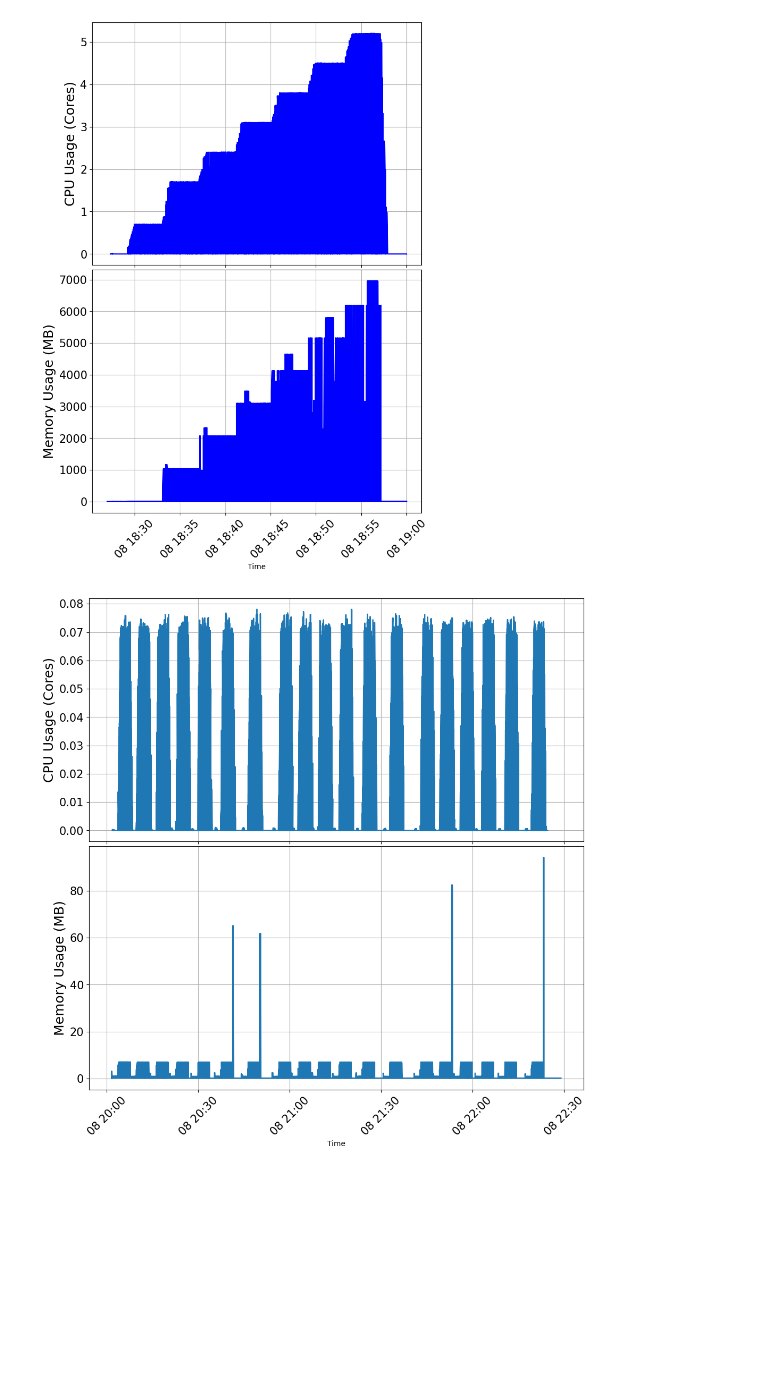
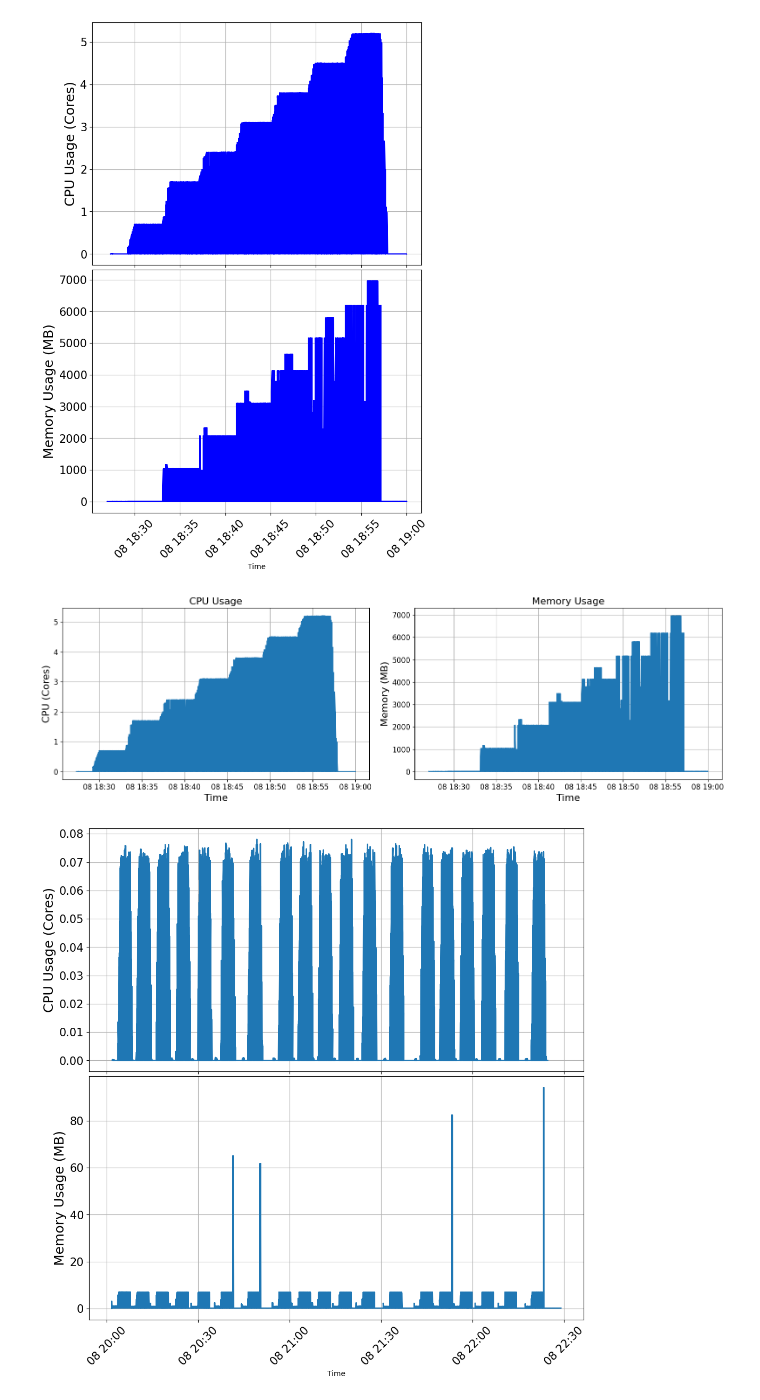
Before and after one commit to MSKazemi/Vagrant-Kubernetes-ROS2-Deployment, a Jupyter notebook: DataAnalysis/HPA.ipynb, the cells around one changed output. Drawn from its saved outputs; the diff is of its cells as text; code cells hidden in the pictures; blank space fills up the shorter version.

Commit message:
update images for paper

```diff
--- a/DataAnalysis/HPA.ipynb
+++ b/DataAnalysis/HPA.ipynb
@@ -844,6 +1039,92 @@ plt.savefig('vpa_memory_cpu_usage.pdf', format='pdf', dpi=100, bbox_inches='tigh
 plt.show()
 # %% [output]
 [figure]
+# %%
+import requests
+import pandas as pd
+import matplotlib.pyplot as plt
+
+# Prometheus query URL
+prometheus_url = "http://192.168.56.10:30090/api/v1/query_range"
+
+query_mem = 'container_memory_working_set_bytes{namespace="ros", pod=~"ros-.*"}'
+query_cpu = 'rate(container_cpu_usage_seconds_total{namespace="ros", pod=~"ros-.*"}[1m])'
+
+start = "2025-01-08T18:10:00Z"
+end =   "2025-01-08T19:00:00Z"
+step =  "5s"
+
+params_mem = {"query": query_mem, "start": start, "end": end, "step": step}
+params_cpu = {"query": query_cpu, "start": start, "end": end, "step": step}
+
+data_mem = requests.get(prometheus_url, params=params_mem).json()
+data_cpu = requests.get(prometheus_url, params=params_cpu).json()
+
+results_mem = data_mem['data']['result']
+results_cpu = data_cpu['data']['result']
+
+time_series_mem = []
+time_series_cpu = []
+
+for result_mem in results_mem:
+    pod_name_mem = result_mem['metric']['pod']
+    values_mem = result_mem['values']
+    for timestamp_mem, value_mem in values_mem:
+        time_series_mem.append({
+            "time": float(timestamp_mem),
+            "memory_usage": float(value_mem) / (1024 * 1024),  # MB
+            "pod": pod_name_mem
+        })
+
+for result_cpu in results_cpu:
+    pod_name_cpu = result_cpu['metric']['pod']
+    values_cpu = result_cpu['values']
+    for timestamp_cpu, value_cpu in values_cpu:
+        time_series_cpu.append({
+            "time": float(timestamp_cpu),
+            "cpu_usage": float(value_cpu),
+            "pod": pod_name_cpu
+        })
+
+# Convert to DataFrames
+df_mem = pd.DataFrame(time_series_mem)
+df_cpu = pd.DataFrame(time_series_cpu)
+
+df_mem['time'] = pd.to_datetime(df_mem['time'], unit='s')
+df_cpu['time'] = pd.to_datetime(df_cpu['time'], unit='s')
+
+df_mem = df_mem.sort_values(by='time')
+df_cpu = df_cpu.sort_values(by='time')
+
+# Horizontal subplots
+fig, ax = plt.subplots(1, 2, figsize=(16, 5), sharey=False)
+
+# Plot CPU
+for pod_name_cpu, group_cpu in df_cpu.groupby("pod"):
+    ax[0].plot(group_cpu['time'], group_cpu['cpu_usage'], label=pod_name_cpu)
+ax[0].set_title("CPU Usage", fontsize=16)
+ax[0].set_xlabel("Time", fontsize=16)
+ax[0].set_ylabel("CPU (Cores)", fontsize=16)
+
+# Plot Memory
+for pod_name_mem, group_mem in df_mem.groupby("pod"):
+    ax[1].plot(group_mem['time'], group_mem['memory_usage'], label=pod_name_mem)
+ax[1].set_title("Memory Usage", fontsize=16)
+ax[1].set_xlabel("Time", fontsize=16)
+ax[1].set_ylabel("Memory (MB)", fontsize=16)
+
+# Formatting
+for i in range(2):
+    ax[i].grid(True)
+    ax[i].tick_params(axis='both', labelsize=12)
+    ax[i].tick_params(axis='x', rotation=0)
+    # Optional: ax[i].legend()
+
+plt.tight_layout()
+plt.savefig('vpa_memory_cpu_horizontal.pdf', format='pdf', dpi=100, bbox_inches='tight')
+plt.show()
+# %% [output]
+[figure, added]
 # %%
 import requests
 import pandas as pd
```
Also changed, not shown: parts of 7 cells of this notebook, 7 other files.
